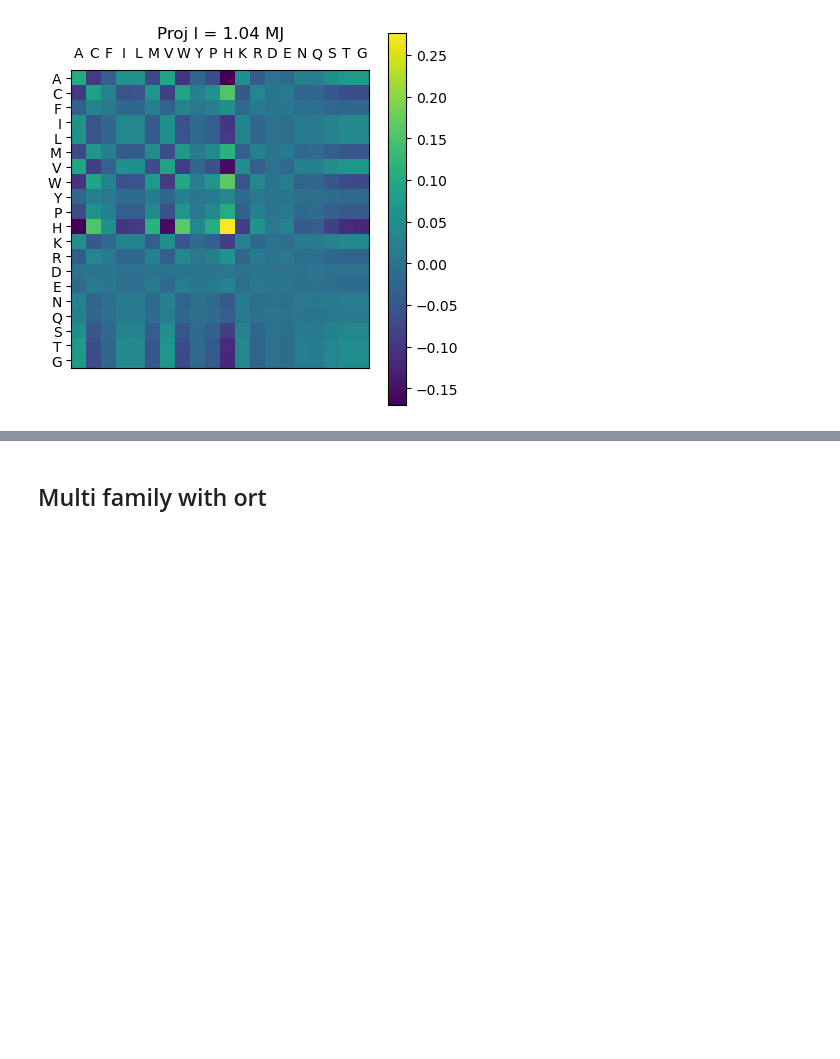
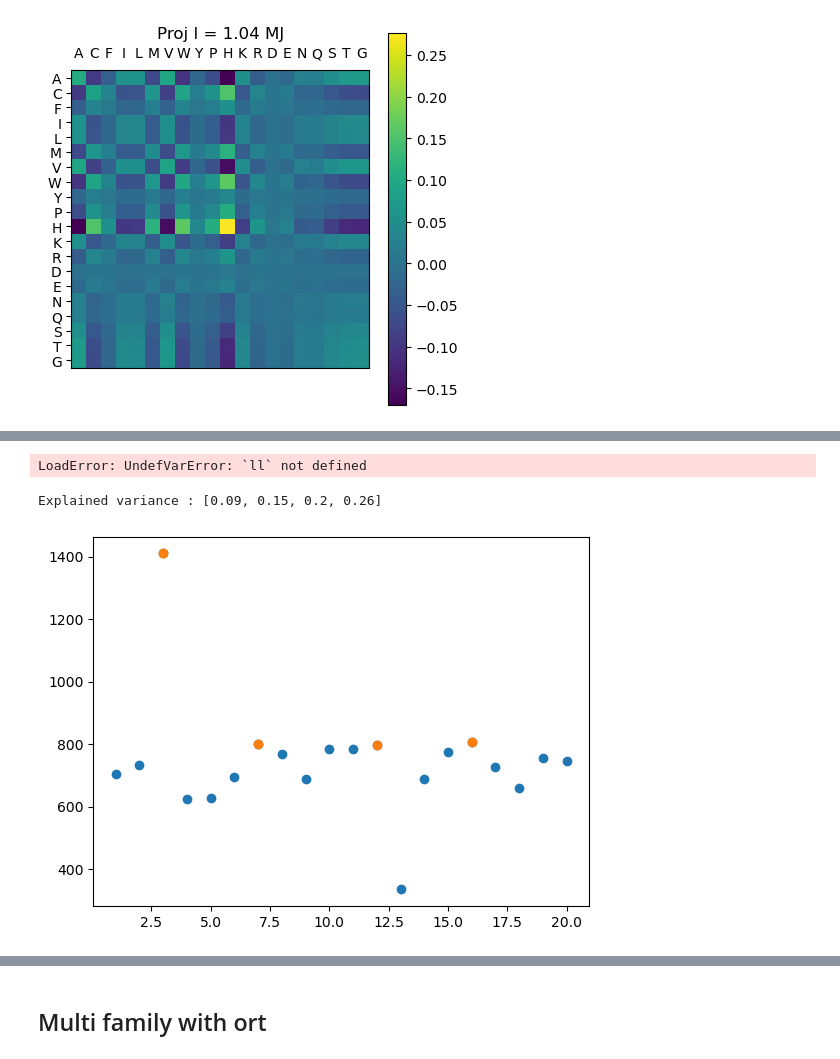
Before and after one commit to leonardodibari/HopfieldDCA.jl, a Jupyter notebook: notebooks/int_matrix.ipynb, the cells around one changed output, grey strips where cells are left out. Cells and saved outputs as stored; diff of their text form; code cells hidden in the pictures; blank space fills up the shorter version.

```diff
--- a/notebooks/int_matrix.ipynb
+++ b/notebooks/int_matrix.ipynb
@@ -233,0 +321,13 @@ Explained Var : [0.34, 0.53, 0.62, 0.7]
+# %%
+n_eig = 21
+new_miya = zeros(21,21)
+most_imp = sortperm(abs.(ll), rev = true);
+
+for x in most_imp[1:n_eig]
+    new_miya .+= ll[x] .* v[vcat(order_Martin,21),x]' .* v[vcat(order_Martin,21),x]
+end
+
+matshow(new_miya)
+colorbar()
+# %% [output]
+LoadError: UndefVarError: `ll` not defined
@@ -233,0 +340,7 @@ Explained Var : [0.34, 0.53, 0.62, 0.7]
+# %%
+@load "../../multi_fam/ortfalse_H20η0.05λ0.001/12_fams_pars_H20.jld2"
+m1 = m ; n_eig = 4;
+showVmat_mf_uns(m1, n_eig, tit = "mf no ort unsup H = 21")
+# %% [output]
+Explained variance : [0.09, 0.15, 0.2, 0.26]
+[figure, added]
```
Also changed, not shown: parts of 33 cells of this notebook, 13 other files.
